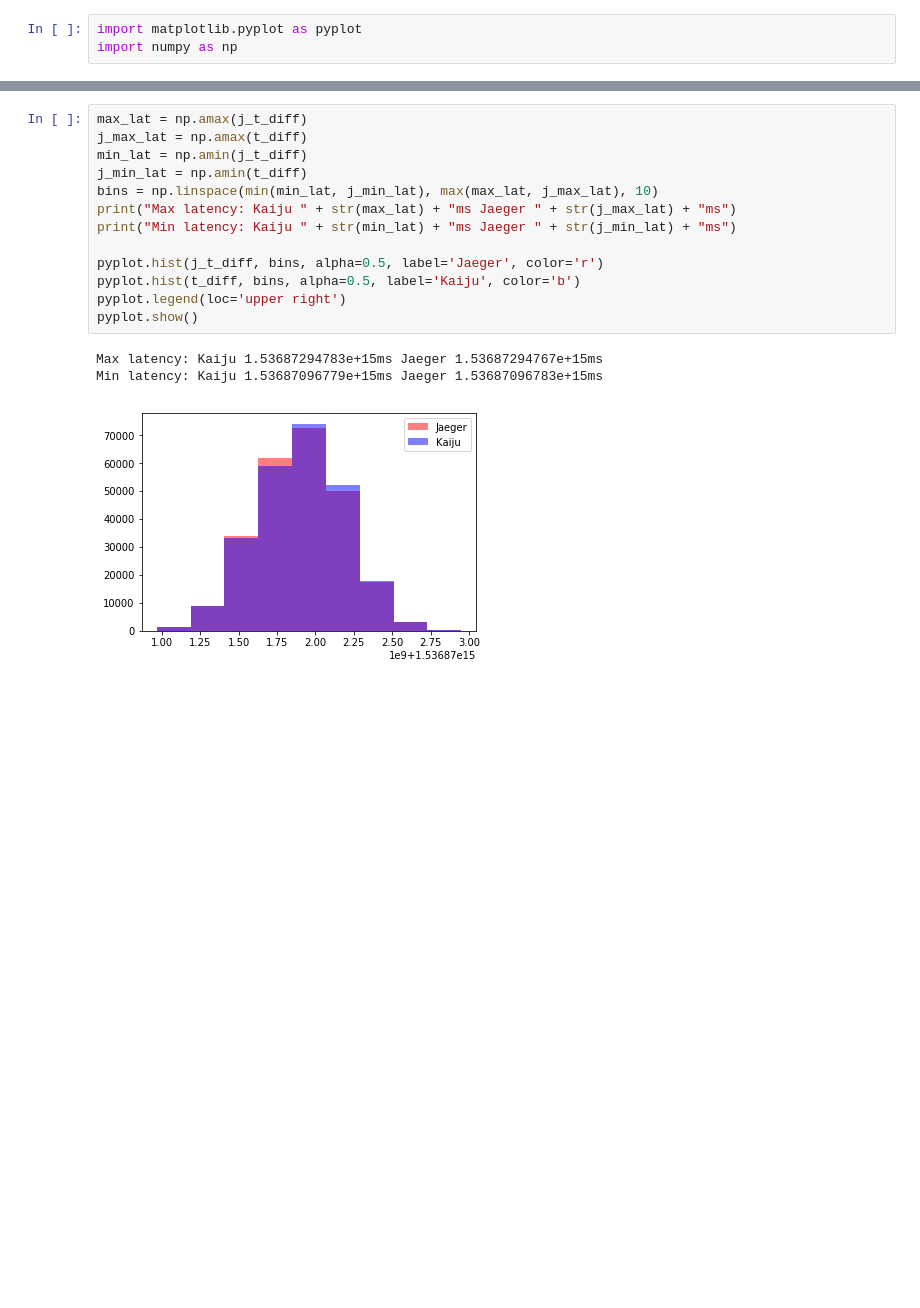
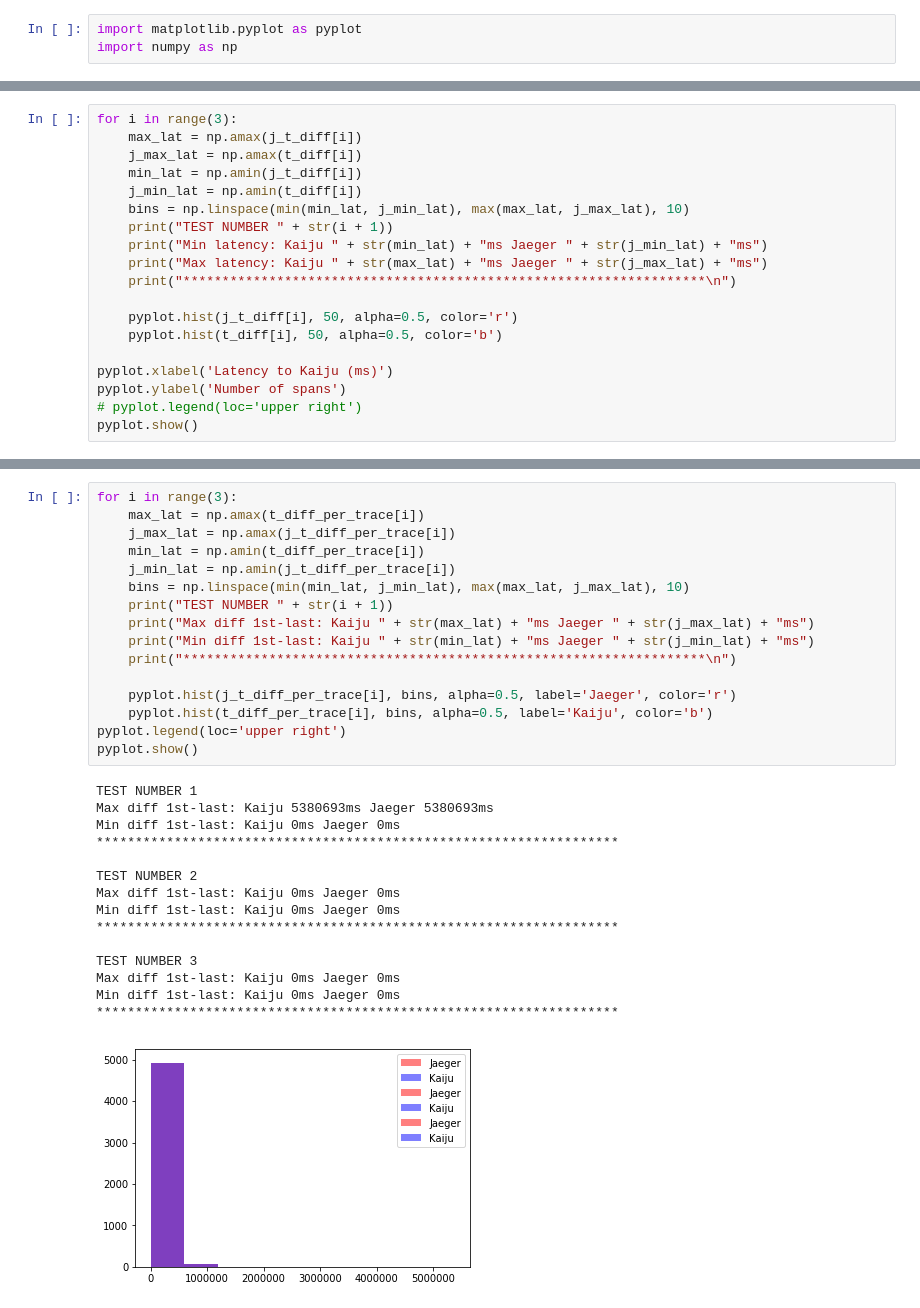
Before and after one commit to marioscrock/Kaiju-TSP, a Jupyter notebook: jupyter/SpansTiming_Gaussian_Exp1.ipynb, the cells around one changed output, grey strips where cells are left out. Cells and saved outputs as stored; diff of their text form; blank space fills up the shorter version.

```diff
--- a/jupyter/SpansTiming_Gaussian_Exp1.ipynb
+++ b/jupyter/SpansTiming_Gaussian_Exp1.ipynb
@@ -84,0 +114,19 @@ pyplot.show()
+# %%
+for i in range(3):
+    max_lat = np.amax(j_t_diff[i])
+    j_max_lat = np.amax(t_diff[i])
+    min_lat = np.amin(j_t_diff[i])
+    j_min_lat = np.amin(t_diff[i])
+    bins = np.linspace(min(min_lat, j_min_lat), max(max_lat, j_max_lat), 10)
+    print("TEST NUMBER " + str(i + 1))
+    print("Min latency: Kaiju " + str(min_lat) + "ms Jaeger " + str(j_min_lat) + "ms")
+    print("Max latency: Kaiju " + str(max_lat) + "ms Jaeger " + str(j_max_lat) + "ms")
+    print("*******************************************************************\n")
+
+    pyplot.hist(j_t_diff[i], 50, alpha=0.5, color='r')
+    pyplot.hist(t_diff[i], 50, alpha=0.5, color='b')
+
+pyplot.xlabel('Latency to Kaiju (ms)')
+pyplot.ylabel('Number of spans')
+# pyplot.legend(loc='upper right')
+pyplot.show()
@@ -85,17 +234,32 @@ pyplot.show()
 # %%
-max_lat = np.amax(j_t_diff)
-j_max_lat = np.amax(t_diff)
-min_lat = np.amin(j_t_diff)
-j_min_lat = np.amin(t_diff)
-bins = np.linspace(min(min_lat, j_min_lat), max(max_lat, j_max_lat), 10)
-print("Max latency: Kaiju " + str(max_lat) + "ms Jaeger " + str(j_max_lat) + "ms")
-print("Min latency: Kaiju " + str(min_lat) + "ms Jaeger " + str(j_min_lat) + "ms")
+for i in range(3):
+    max_lat = np.amax(t_diff_per_trace[i])
+    j_max_lat = np.amax(j_t_diff_per_trace[i])
+    min_lat = np.amin(t_diff_per_trace[i])
+    j_min_lat = np.amin(j_t_diff_per_trace[i])
+    bins = np.linspace(min(min_lat, j_min_lat), max(max_lat, j_max_lat), 10)
+    print("TEST NUMBER " + str(i + 1))
+    print("Max diff 1st-last: Kaiju " + str(max_lat) + "ms Jaeger " + str(j_max_lat) + "ms")
+    print("Min diff 1st-last: Kaiju " + str(min_lat) + "ms Jaeger " + str(j_min_lat) + "ms")
+    print("*******************************************************************\n")
 
-pyplot.hist(j_t_diff, bins, alpha=0.5, label='Jaeger', color='r')
-pyplot.hist(t_diff, bins, alpha=0.5, label='Kaiju', color='b')
+    pyplot.hist(j_t_diff_per_trace[i], bins, alpha=0.5, label='Jaeger', color='r')
+    pyplot.hist(t_diff_per_trace[i], bins, alpha=0.5, label='Kaiju', color='b')
 pyplot.legend(loc='upper right')
 pyplot.show()
 # %% [output]
-Max latency: Kaiju 1.53687294783e+15ms Jaeger 1.53687294767e+15ms
-Min latency: Kaiju 1.53687096779e+15ms Jaeger 1.53687096783e+15ms
+TEST NUMBER 1
+Max diff 1st-last: Kaiju 5380693ms Jaeger 5380693ms
+Min diff 1st-last: Kaiju 0ms Jaeger 0ms
+*******************************************************************
+
+TEST NUMBER 2
+Max diff 1st-last: Kaiju 0ms Jaeger 0ms
+Min diff 1st-last: Kaiju 0ms Jaeger 0ms
+*******************************************************************
+
+TEST NUMBER 3
+Max diff 1st-last: Kaiju 0ms Jaeger 0ms
+Min diff 1st-last: Kaiju 0ms Jaeger 0ms
+*******************************************************************
-[figure, old version]
+[figure, new version]
```
Also changed, not shown: parts of 11 cells of this notebook, 2 other files.
